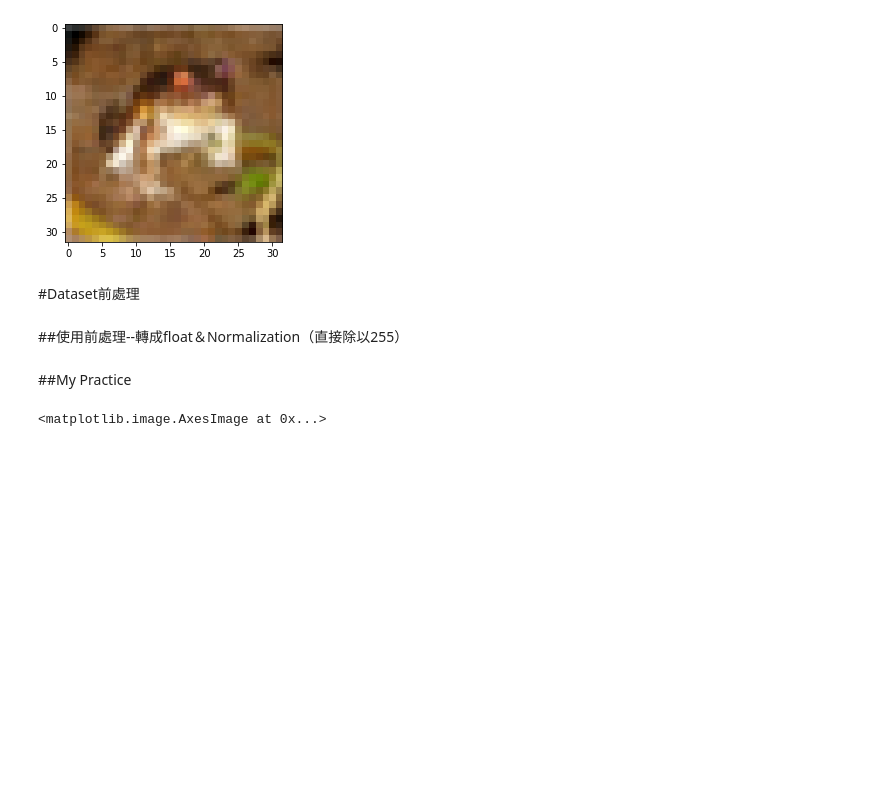
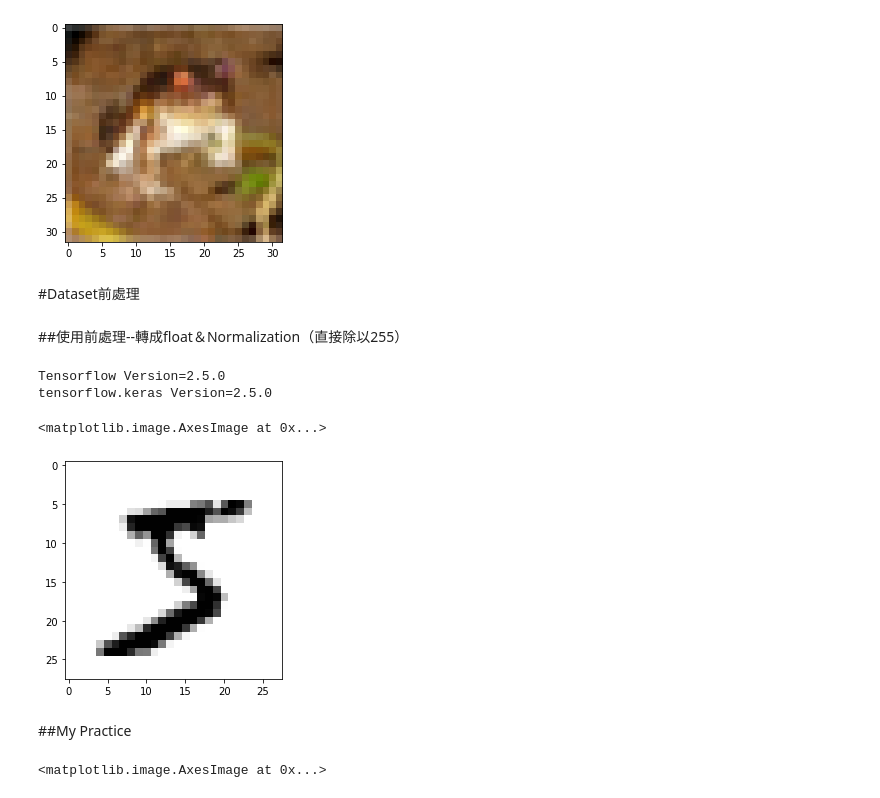
Before and after one commit to yuyangweng/Deep_Learning_Ittraining, a Jupyter notebook: Keras_v0_6.ipynb, the cells around one changed output. Cells and saved outputs as stored; diff of their text form; code cells hidden in the pictures; blank space fills up the shorter version.

```diff
--- a/Keras_v0_6.ipynb
+++ b/Keras_v0_6.ipynb
@@ -874,6 +874,31 @@ X_test /=255
 import matplotlib.pyplot as plt
 #顯示白底黑字
 plt.imshow(X_train[0],cmap='binary')
+# %%
+import tensorflow as tf
+print(f"Tensorflow Version={tf.__version__}")
+
+import tensorflow.keras
+print(f"tensorflow.keras Version={tensorflow.keras.__version__}")
+
+#載入Dataset
+from tensorflow.keras import datasets
+
+(X_train, y_train),(X_test, y_test)= datasets.mnist.load_data()
+
+######使用前處理--轉成float＆Normalization（直接除以255）######
+X_train, X_test = X_train / 255, X_test / 255
+######使用前處理--轉成float＆Normalization（直接除以255）######
+
+#此時用matplotlib秀圖就需要有些變化
+import matplotlib.pyplot as plt
+#顯示白底黑字
+plt.imshow(X_train[0],cmap='binary')
+# %% [output]
+Tensorflow Version=2.5.0
+tensorflow.keras Version=2.5.0
+<matplotlib.image.AxesImage at 0x...>
+[figure, added]
 # %% [markdown]
 ##My Practice
 # %%
```
Also changed, not shown: parts of 13 cells of this notebook.
